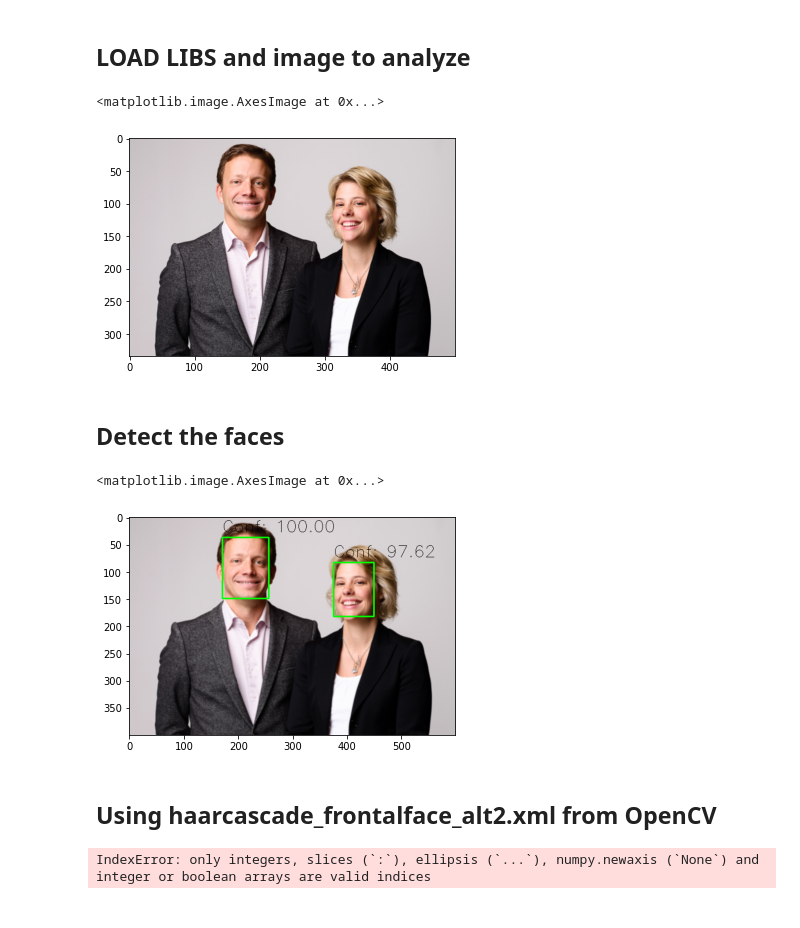
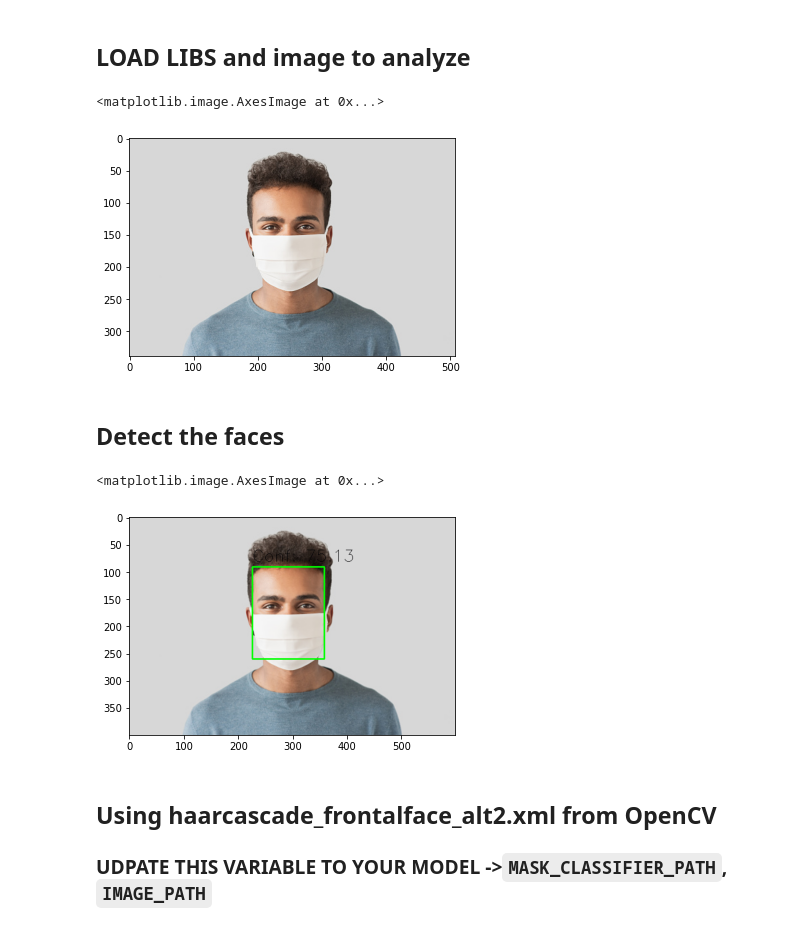
Before and after one commit to ceasarre/Face-mask-detector, a Jupyter notebook: face_detection_photo.ipynb, the cells around one changed output. Cells and saved outputs as stored; diff of their text form; code cells hidden in the pictures.

```diff
--- a/face_detection_photo.ipynb
+++ b/face_detection_photo.ipynb
@@ -3,16 +3,16 @@
 # %%
 from mtcnn import MTCNN
 import cv2
 import matplotlib.pyplot as plt
 
-IMAGE_PATH = r'res\couple.jpg'
+IMAGE_PATH = r'res\men_mask.jpg'
 detector = MTCNN()
 image = cv2.imread(IMAGE_PATH)
 # cv2.imshow("image",image)
 plt.imshow(cv2.cvtColor(image, cv2.COLOR_BGR2RGB))
 # %% [output]
 <matplotlib.image.AxesImage at 0x...>
-[figure, old version]
+[figure, new version]
 # %% [markdown]
 ## Detect the faces
 # %%
@@ -38,23 +38,7 @@ if boxes:
 plt.imshow(cv2.cvtColor(image, cv2.COLOR_BGR2RGB))
 # %% [output]
 <matplotlib.image.AxesImage at 0x...>
-[figure, old version]
+[figure, new version]
 # %% [markdown]
 ## Using haarcascade_frontalface_alt2.xml from OpenCV
+### UDPATE THIS VARIABLE TO YOUR MODEL ->`MASK_CLASSIFIER_PATH`, `IMAGE_PATH`
-# %%
-import os
-cascPath = os.path.dirname(
-    cv2.__file__) + "/data/haarcascade_frontalface_alt2.xml"
-faceCascade = cv2.CascadeClassifier(cascPath)
-
-image = cv2.imread(IMAGE_PATH)
-image = cv2.resize(image, (600,400))
-gray = cv2.cvtColor(image, cv2.COLOR_BGR2GRAY)
-
-faces = faceCascade.detectMultiScale(gray,
-                                    scaleFactor=1.1,
-                                    minNeighbors=5,
-                                    minSize=(60, 60),
-                                    flags=cv2.CASCADE_SCALE_IMAGE)
-# %% [output]
-IndexError: only integers, slices (`:`), ellipsis (`...`), numpy.newaxis (`None`) and integer or boolean arrays are valid indices
```
Also changed, not shown: parts of 1 cell of this notebook, 2 other files.
